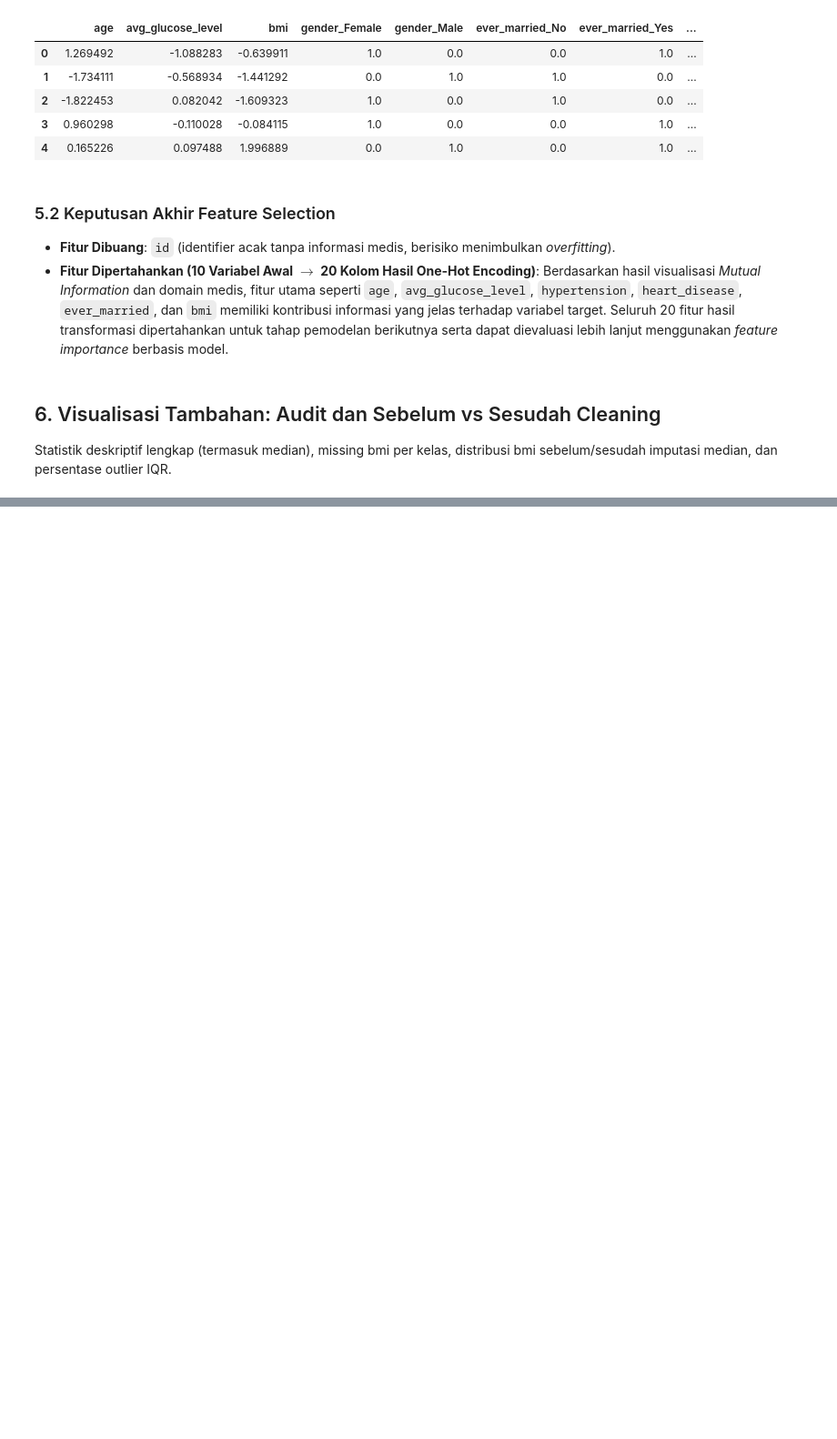
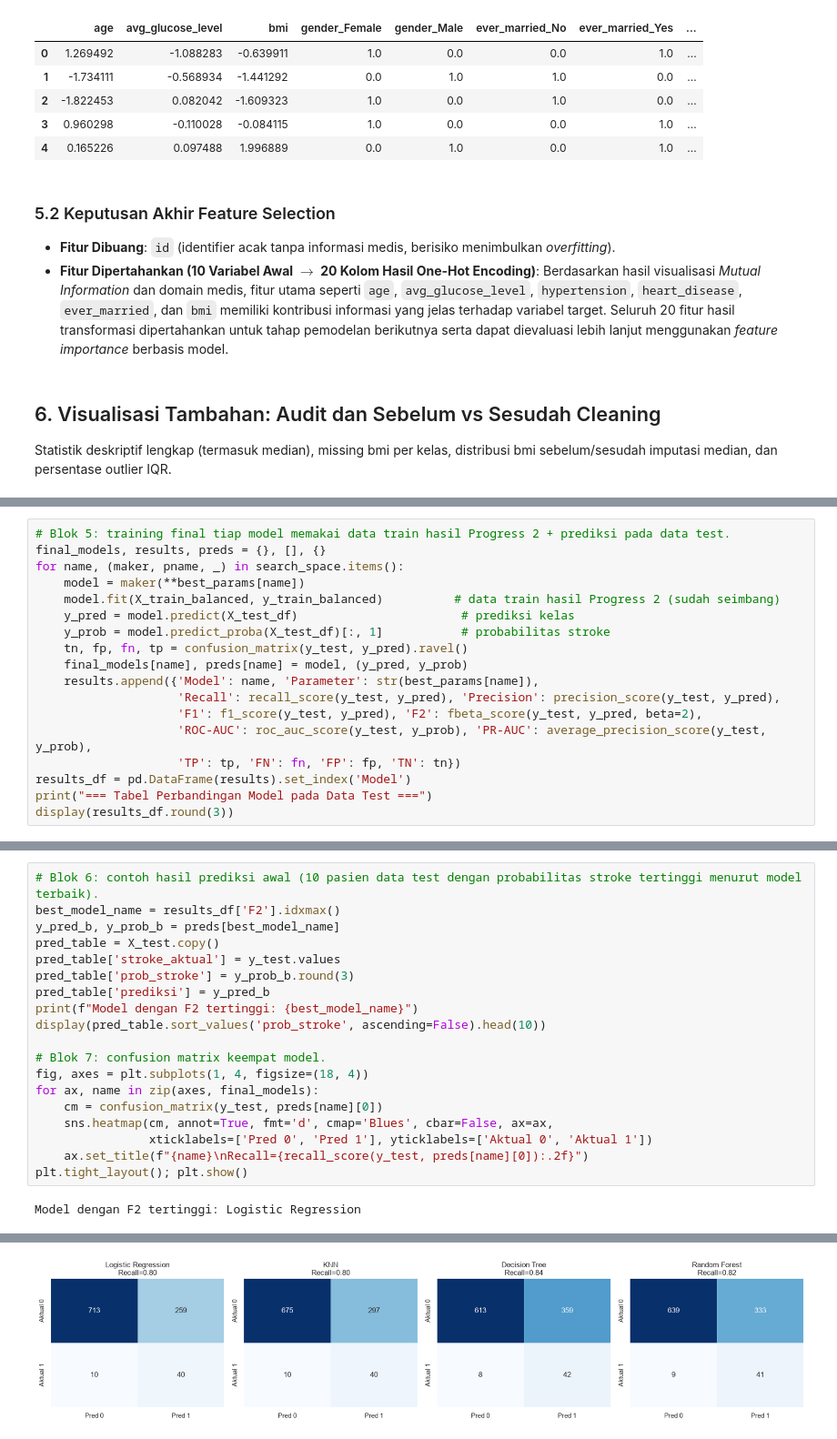
Before and after one commit to Septemberiano/Segmentasi-Tingkat-Risiko-Stroke-Berdasarkan-Indikator-Kesehatan-, a Jupyter notebook: strokePrediction.ipynb, the cells around one changed output, grey strips where cells are left out. Shown at 91% size. Saved outputs shown, nothing was run; the diff lists cells and outputs as text; blank space fills up the shorter version.

```diff
--- a/strokePrediction.ipynb
+++ b/strokePrediction.ipynb
@@ -412,0 +557,18 @@ FileNotFoundError: [Errno 2] No such file or directory: 'healthcare-dataset-stro
+# %%
+# Blok 5: training final tiap model memakai data train hasil Progress 2 + prediksi pada data test.
+final_models, results, preds = {}, [], {}
+for name, (maker, pname, _) in search_space.items():
+    model = maker(**best_params[name])
+    model.fit(X_train_balanced, y_train_balanced)          # data train hasil Progress 2 (sudah seimbang)
+    y_pred = model.predict(X_test_df)                       # prediksi kelas
+    y_prob = model.predict_proba(X_test_df)[:, 1]           # probabilitas stroke
+    tn, fp, fn, tp = confusion_matrix(y_test, y_pred).ravel()
+    final_models[name], preds[name] = model, (y_pred, y_prob)
+    results.append({'Model': name, 'Parameter': str(best_params[name]),
+                    'Recall': recall_score(y_test, y_pred), 'Precision': precision_score(y_test, y_pred),
+                    'F1': f1_score(y_test, y_pred), 'F2': fbeta_score(y_test, y_pred, beta=2),
+                    'ROC-AUC': roc_auc_score(y_test, y_prob), 'PR-AUC': average_precision_score(y_test, y_prob),
+                    'TP': tp, 'FN': fn, 'FP': fp, 'TN': tn})
+results_df = pd.DataFrame(results).set_index('Model')
+print("=== Tabel Perbandingan Model pada Data Test ===")
+display(results_df.round(3))
@@ -412,0 +583,21 @@ FileNotFoundError: [Errno 2] No such file or directory: 'healthcare-dataset-stro
+# %%
+# Blok 6: contoh hasil prediksi awal (10 pasien data test dengan probabilitas stroke tertinggi menurut model terbaik).
+best_model_name = results_df['F2'].idxmax()
+y_pred_b, y_prob_b = preds[best_model_name]
+pred_table = X_test.copy()
+pred_table['stroke_aktual'] = y_test.values
+pred_table['prob_stroke'] = y_prob_b.round(3)
+pred_table['prediksi'] = y_pred_b
+print(f"Model dengan F2 tertinggi: {best_model_name}")
+display(pred_table.sort_values('prob_stroke', ascending=False).head(10))
+
+# Blok 7: confusion matrix keempat model.
+fig, axes = plt.subplots(1, 4, figsize=(18, 4))
+for ax, name in zip(axes, final_models):
+    cm = confusion_matrix(y_test, preds[name][0])
+    sns.heatmap(cm, annot=True, fmt='d', cmap='Blues', cbar=False, ax=ax,
+                xticklabels=['Pred 0', 'Pred 1'], yticklabels=['Aktual 0', 'Aktual 1'])
+    ax.set_title(f"{name}\nRecall={recall_score(y_test, preds[name][0]):.2f}")
+plt.tight_layout(); plt.show()
+# %% [output]
+Model dengan F2 tertinggi: Logistic Regression
@@ -412,0 +615 @@ FileNotFoundError: [Errno 2] No such file or directory: 'healthcare-dataset-stro
+[figure, added]
```
Also changed, not shown: parts of 13 cells of this notebook, 3 other files.
